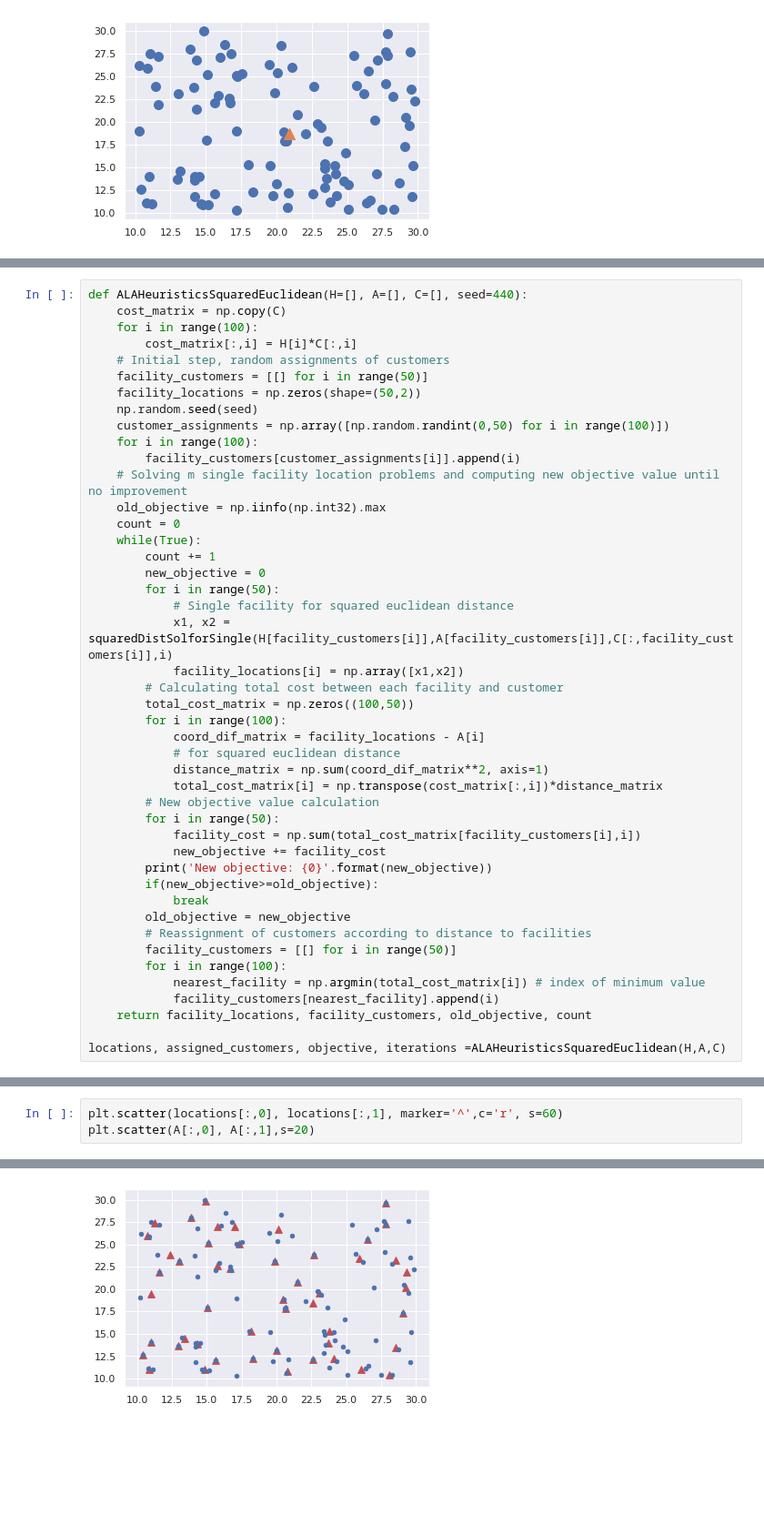
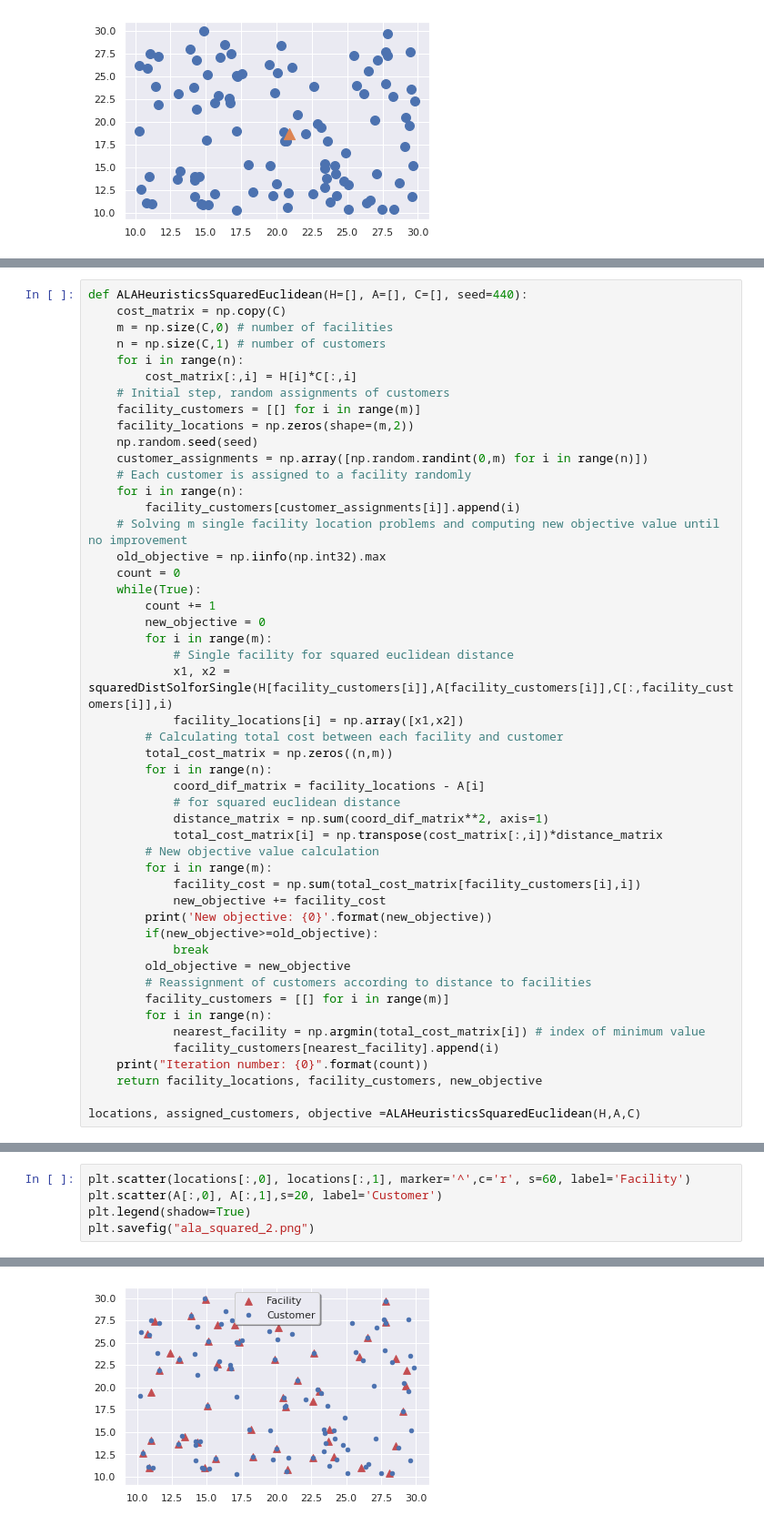
Before and after one commit to akinelden/ie440-homework2, a Jupyter notebook: HW2_scripts.ipynb, the cells around one changed output, grey strips where cells are left out. Shown at 91% size. Cells and saved outputs as stored; diff of their text form; blank space fills up the shorter version.

```diff
--- a/HW2_scripts.ipynb
+++ b/HW2_scripts.ipynb
@@ -79,14 +90,17 @@ Total iterations: 11
 # %%
 def ALAHeuristicsSquaredEuclidean(H=[], A=[], C=[], seed=440):
     cost_matrix = np.copy(C)
-    for i in range(100):
+    m = np.size(C,0) # number of facilities
+    n = np.size(C,1) # number of customers
+    for i in range(n):
         cost_matrix[:,i] = H[i]*C[:,i]
     # Initial step, random assignments of customers
-    facility_customers = [[] for i in range(50)]
-    facility_locations = np.zeros(shape=(50,2))
+    facility_customers = [[] for i in range(m)]
+    facility_locations = np.zeros(shape=(m,2))
     np.random.seed(seed)
-    customer_assignments = np.array([np.random.randint(0,50) for i in range(100)])
-    for i in range(100):
+    customer_assignments = np.array([np.random.randint(0,m) for i in range(n)])
+    # Each customer is assigned to a facility randomly
+    for i in range(n):
         facility_customers[customer_assignments[i]].append(i)
     # Solving m single facility location problems and computing new objective value until no improvement
     old_objective = np.iinfo(np.int32).max
@@ -94,19 +108,19 @@ def ALAHeuristicsSquaredEuclidean(H=[], A=[], C=[], seed=440):
     while(True):
         count += 1
         new_objective = 0
-        for i in range(50):
+        for i in range(m):
             # Single facility for squared euclidean distance
             x1, x2 = squaredDistSolforSingle(H[facility_customers[i]],A[facility_customers[i]],C[:,facility_customers[i]],i)
             facility_locations[i] = np.array([x1,x2])
         # Calculating total cost between each facility and customer
-        total_cost_matrix = np.zeros((100,50))
-        for i in range(100):
+        total_cost_matrix = np.zeros((n,m))
+        for i in range(n):
             coord_dif_matrix = facility_locations - A[i]
             # for squared euclidean distance
             distance_matrix = np.sum(coord_dif_matrix**2, axis=1)
             total_cost_matrix[i] = np.transpose(cost_matrix[:,i])*distance_matrix
         # New objective value calculation
-        for i in range(50):
+        for i in range(m):
             facility_cost = np.sum(total_cost_matrix[facility_customers[i],i])
             new_objective += facility_cost
         print('New objective: {0}'.format(new_objective))
@@ -114,13 +128,14 @@ def ALAHeuristicsSquaredEuclidean(H=[], A=[], C=[], seed=440):
             break
         old_objective = new_objective
         # Reassignment of customers according to distance to facilities
-        facility_customers = [[] for i in range(50)]
-        for i in range(100):
+        facility_customers = [[] for i in range(m)]
+        for i in range(n):
             nearest_facility = np.argmin(total_cost_matrix[i]) # index of minimum value
             facility_customers[nearest_facility].append(i)
-    return facility_locations, facility_customers, old_objective, count
+    print("Iteration number: {0}".format(count))
+    return facility_locations, facility_customers, new_objective
 
-locations, assigned_customers, objective, iterations =ALAHeuristicsSquaredEuclidean(H,A,C)
+locations, assigned_customers, objective =ALAHeuristicsSquaredEuclidean(H,A,C)
 # %% [output]
 New objective: 174262.3093120177
 New objective: 4133.462783484186
@@ -143,4 +162,6 @@ for i in range(50):
 # %%
-plt.scatter(locations[:,0], locations[:,1], marker='^',c='r', s=60)
-plt.scatter(A[:,0], A[:,1],s=20)
+plt.scatter(locations[:,0], locations[:,1], marker='^',c='r', s=60, label='Facility')
+plt.scatter(A[:,0], A[:,1],s=20, label='Customer')
+plt.legend(shadow=True)
+plt.savefig("ala_squared_2.png")
 # %% [output]
@@ -148 +168 @@ plt.scatter(A[:,0], A[:,1],s=20)
-[figure, old version]
+[figure, new version]
```
Also changed, not shown: parts of 13 cells of this notebook, 1 other file.
